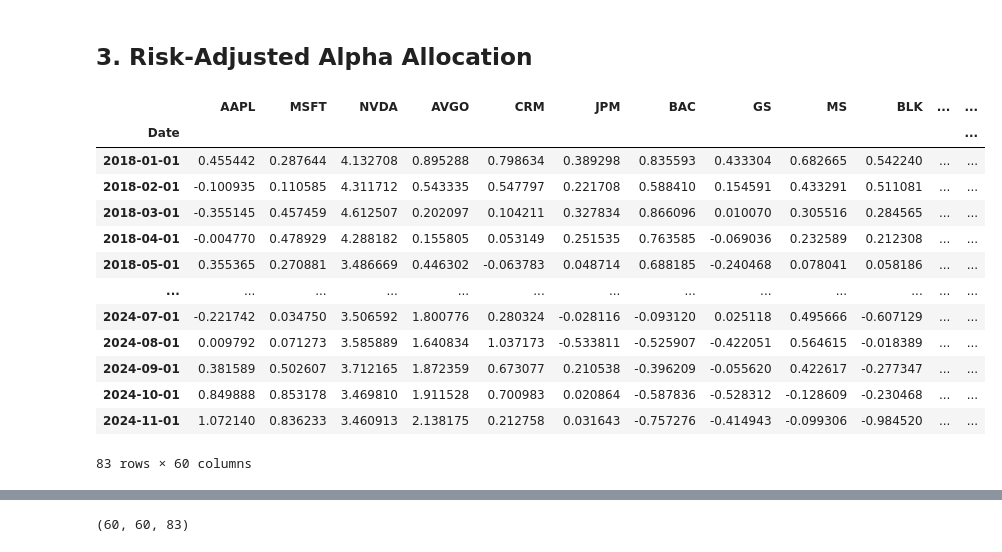
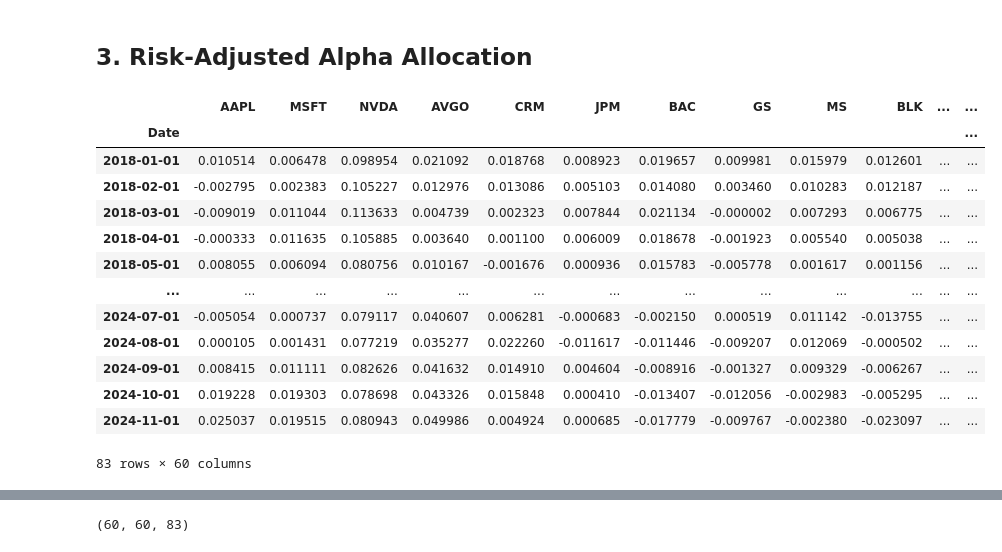
Before and after one commit to gy623/Cross-Sectional-Factor-Model-of-Asset-Returns, a Jupyter notebook: PCA Risk Engine.ipynb, the cells around one changed output, grey strips where cells are left out. Saved outputs shown, nothing was run; the diff lists cells and outputs as text; code cells hidden in the pictures.

```diff
--- a/PCA Risk Engine.ipynb
+++ b/PCA Risk Engine.ipynb
@@ -140,22 +140,22 @@ def normalise(df: pd.DataFrame) -> pd.DataFrame:
     return df.apply(normalise_row, axis=1)
 # %%
 scores = pd.read_csv('data/factor_scores.csv', index_col = 0, parse_dates = True)
-scores_n = standardise(scores)
+scores_n = normalise(scores)
 scores_n
 # %% [output]
 |  | AAPL | MSFT | NVDA | AVGO | CRM | JPM | BAC | GS | MS | BLK | ... | ... |
 | Date |  |  |  |  |  |  |  |  |  |  |  | ... |
-| 2018-01-01 | 0.455442 | 0.287644 | 4.132708 | 0.895288 | 0.798634 | 0.389298 | 0.835593 | 0.433304 | 0.682665 | 0.542240 | ... | ... |
-| 2018-02-01 | -0.100935 | 0.110585 | 4.311712 | 0.543335 | 0.547797 | 0.221708 | 0.588410 | 0.154591 | 0.433291 | 0.511081 | ... | ... |
-| 2018-03-01 | -0.355145 | 0.457459 | 4.612507 | 0.202097 | 0.104211 | 0.327834 | 0.866096 | 0.010070 | 0.305516 | 0.284565 | ... | ... |
-| 2018-04-01 | -0.004770 | 0.478929 | 4.288182 | 0.155805 | 0.053149 | 0.251535 | 0.763585 | -0.069036 | 0.232589 | 0.212308 | ... | ... |
-| 2018-05-01 | 0.355365 | 0.270881 | 3.486669 | 0.446302 | -0.063783 | 0.048714 | 0.688185 | -0.240468 | 0.078041 | 0.058186 | ... | ... |
+| 2018-01-01 | 0.010514 | 0.006478 | 0.098954 | 0.021092 | 0.018768 | 0.008923 | 0.019657 | 0.009981 | 0.015979 | 0.012601 | ... | ... |
+| 2018-02-01 | -0.002795 | 0.002383 | 0.105227 | 0.012976 | 0.013086 | 0.005103 | 0.014080 | 0.003460 | 0.010283 | 0.012187 | ... | ... |
+| 2018-03-01 | -0.009019 | 0.011044 | 0.113633 | 0.004739 | 0.002323 | 0.007844 | 0.021134 | -0.000002 | 0.007293 | 0.006775 | ... | ... |
+| 2018-04-01 | -0.000333 | 0.011635 | 0.105885 | 0.003640 | 0.001100 | 0.006009 | 0.018678 | -0.001923 | 0.005540 | 0.005038 | ... | ... |
+| 2018-05-01 | 0.008055 | 0.006094 | 0.080756 | 0.010167 | -0.001676 | 0.000936 | 0.015783 | -0.005778 | 0.001617 | 0.001156 | ... | ... |
 | ... | ... | ... | ... | ... | ... | ... | ... | ... | ... | ... | ... | ... |
-| 2024-07-01 | -0.221742 | 0.034750 | 3.506592 | 1.800776 | 0.280324 | -0.028116 | -0.093120 | 0.025118 | 0.495666 | -0.607129 | ... | ... |
-| 2024-08-01 | 0.009792 | 0.071273 | 3.585889 | 1.640834 | 1.037173 | -0.533811 | -0.525907 | -0.422051 | 0.564615 | -0.018389 | ... | ... |
-| 2024-09-01 | 0.381589 | 0.502607 | 3.712165 | 1.872359 | 0.673077 | 0.210538 | -0.396209 | -0.055620 | 0.422617 | -0.277347 | ... | ... |
-| 2024-10-01 | 0.849888 | 0.853178 | 3.469810 | 1.911528 | 0.700983 | 0.020864 | -0.587836 | -0.528312 | -0.128609 | -0.230468 | ... | ... |
-| 2024-11-01 | 1.072140 | 0.836233 | 3.460913 | 2.138175 | 0.212758 | 0.031643 | -0.757276 | -0.414943 | -0.099306 | -0.984520 | ... | ... |
+| 2024-07-01 | -0.005054 | 0.000737 | 0.079117 | 0.040607 | 0.006281 | -0.000683 | -0.002150 | 0.000519 | 0.011142 | -0.013755 | ... | ... |
+| 2024-08-01 | 0.000105 | 0.001431 | 0.077219 | 0.035277 | 0.022260 | -0.011617 | -0.011446 | -0.009207 | 0.012069 | -0.000502 | ... | ... |
+| 2024-09-01 | 0.008415 | 0.011111 | 0.082626 | 0.041632 | 0.014910 | 0.004604 | -0.008916 | -0.001327 | 0.009329 | -0.006267 | ... | ... |
+| 2024-10-01 | 0.019228 | 0.019303 | 0.078698 | 0.043326 | 0.015848 | 0.000410 | -0.013407 | -0.012056 | -0.002983 | -0.005295 | ... | ... |
+| 2024-11-01 | 0.025037 | 0.019515 | 0.080943 | 0.049986 | 0.004924 | 0.000685 | -0.017779 | -0.009767 | -0.002380 | -0.023097 | ... | ... |
 83 rows × 60 columns
 # %%
 fig, ax = plt.subplots(1, 2, figsize = (12,5))
```
Also changed, not shown: parts of 6 cells of this notebook, 2 other files.
